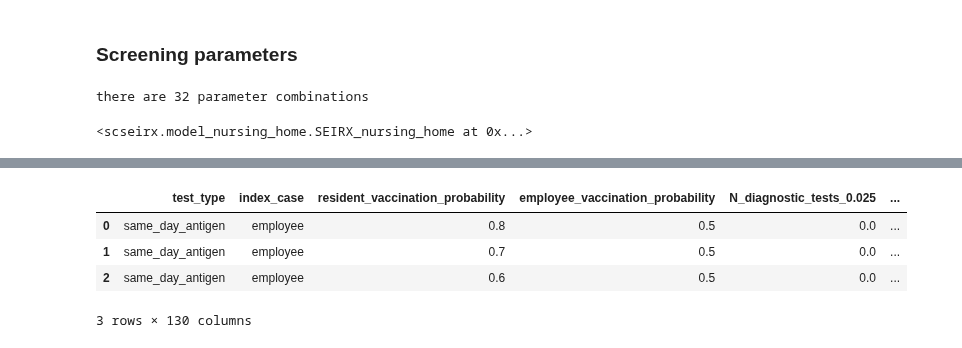
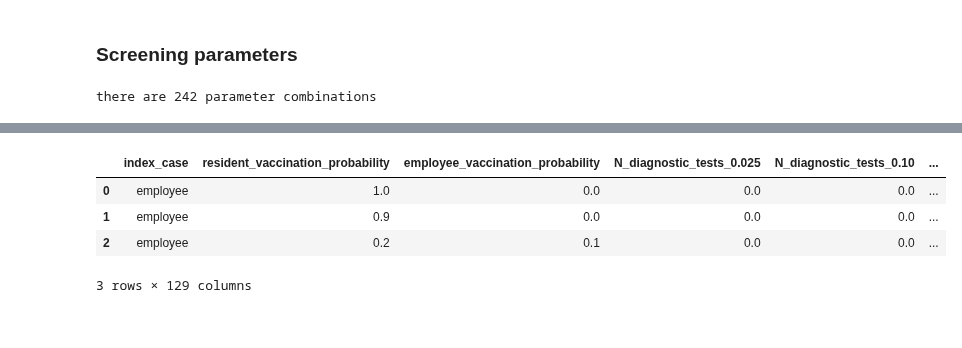
Before and after one commit to JanaLasser/nursing_home_SEIRX, a Jupyter notebook: data_creation_vaccination.ipynb, the cells around one changed output, grey strips where cells are left out. Cells and saved outputs as stored; diff of their text form; code cells hidden in the pictures.

Commit message:
updated vaccination files

```diff
--- a/data_creation_vaccination.ipynb
+++ b/data_creation_vaccination.ipynb
@@ -34,6 +29,6 @@ os.getcwd()
 # %%
-with open(home+'/nursing_home_SEIRX/params/screening_frequency_simulation_parameters.json') as json_file:
+with open('params/screening_frequency_simulation_parameters.json') as json_file:
     simulation_params = json.load(json_file)
 
-with open(home+'/nursing_home_SEIRX/params/screening_frequency_measures.json') as json_file:
+with open('params/screening_frequency_measures.json') as json_file:
     measures = json.load(json_file)
@@ -58,33 +35,23 @@ measures
 # %% [markdown]
 ### Screening parameters
 # %%
-# test technologies (and test result turnover times) used in the
-# different scenarios
-test_types = ['same_day_antigen']#, 'same_day_LAMP', 'same_day_PCR',\
-              #'one_day_PCR', 'two_day_PCR']
-
-e_vaccination_probabilities = [ 0.5, 0.6, 0.7, 0.8]
-r_vaccination_probabilities = [ 0.5, 0.6, 0.7, 0.8]
+e_vaccination_probabilities = [0.0, 0.1, 0.2, 0.3, 0.4, 0.5, 0.6, 0.7, 0.8, 0.9, 1.0]
+r_vaccination_probabilities = [0.0, 0.1, 0.2, 0.3, 0.4, 0.5, 0.6, 0.7, 0.8, 0.9, 1.0]
 
 # specifies, whether the index case will be introduced via an
 # employee or a resident
 index_cases = ['employee', 'resident']
 
-# resident and employee streening intervals (in days)
-#e_screen_range = [2, 3, 7, None]
-#r_screen_range = [2, 3, 7, None]
-
-screening_params = [(i, j, k, l)\
-              for i in test_types \
-              for j in index_cases \
-              for k in e_vaccination_probabilities \
-              for l in r_vaccination_probabilities]
+screening_params = [(i, j, k)\
+              for i in index_cases \
+              for j in e_vaccination_probabilities \
+              for k in r_vaccination_probabilities]
 
 print('there are {} parameter combinations'.format(len(screening_params)))
 # %% [output]
-there are 32 parameter combinations
+there are 242 parameter combinations
 # %%
-def run(param_list, N_runs=100):
+def run(param_list, N_runs=10):
     '''
     Runs an ensemble of simulations and collects observable statistics. To be
     run in parallel on many workers. Note: I/O paths and the number of runs per
@@ -108,18 +75,18 @@ def run(param_list, N_runs=100):
     '''
 
     # paths for data I/O
-    contact_network_src = home+'/nursing_home_SEIRX/data/contact_networks'
+    contact_network_src = '../data/contact_networks'
 
     # extract the simulation parameters from the parameter list
-    test_type, index_case, e_vaccination_probability, r_vaccination_probability = param_list
+    index_case, e_vaccination_probability, r_vaccination_probability = param_list
 
     # run the ensemble with the given simulation parameters
-    ensemble_results = dcf.run_ensemble(N_runs, test_type, index_case, e_screen_interval, r_screen_interval,
+    ensemble_results = dcf.run_ensemble(N_runs, index_case,
                 e_vaccination_probability, r_vaccination_probability, measures,
                 simulation_params, contact_network_src)
 
     # calculate the ensemble statistics
-    row = dcf.evaluate_ensemble(ensemble_results, test_type, index_case, e_screen_interval, r_screen_interval,
-                                e_vaccination_probability, r_vaccination_probability)
+    row = dcf.evaluate_ensemble(ensemble_results, index_case,
+                        e_vaccination_probability, r_vaccination_probability)
 
     return row
@@ -128,4 +92,0 @@ contact_network_src = home+'/nursing_home_SEIRX/data/contact_networks'
-# %%
-dcf.run_model('same_day_antigen', 'employee', None, None, 0.3, 0.6, measures, simulation_params, contact_network_src)
-# %% [output]
-<scseirx.model_nursing_home.SEIRX_nursing_home at 0x...>
@@ -147,13 +105,12 @@ for row in tqdm(pool.imap_unordered(func=run, iterable=screening_params),
 pool.close()
 
 # format and dump the results to disk
-dst = home+'/nursing_home_SEIRX/data/simulation_results'
 results = pd.DataFrame()
 for row in rows:
     results = results.append(row, ignore_index=True)
 
 results.reset_index()
-index_cols = ['test_type', 'index_case',
+index_cols = ['index_case',
               'resident_vaccination_probability', 'employee_vaccination_probability']
               #'resident_screen_interval', 'employee_screen_interval']
 other_cols = [c for c in results.columns if c not in index_cols]
@@ -168,6 +125,6 @@ Wall time: 45.6 s
-|  | test_type | index_case | resident_vaccination_probability | employee_vaccination_probability | N_diagnostic_tests_0.025 | ... |
-| 0 | same_day_antigen | employee | 0.8 | 0.5 | 0.0 | ... |
-| 1 | same_day_antigen | employee | 0.7 | 0.5 | 0.0 | ... |
-| 2 | same_day_antigen | employee | 0.6 | 0.5 | 0.0 | ... |
+|  | index_case | resident_vaccination_probability | employee_vaccination_probability | N_diagnostic_tests_0.025 | N_diagnostic_tests_0.10 | ... |
+| 0 | employee | 1.0 | 0.0 | 0.0 | 0.0 | ... |
+| 1 | employee | 0.9 | 0.0 | 0.0 | 0.0 | ... |
+| 2 | employee | 0.2 | 0.1 | 0.0 | 0.0 | ... |
-3 rows × 130 columns
+3 rows × 129 columns
 # %%
```
Also changed, not shown: parts of 8 cells of this notebook, 2 other files.
